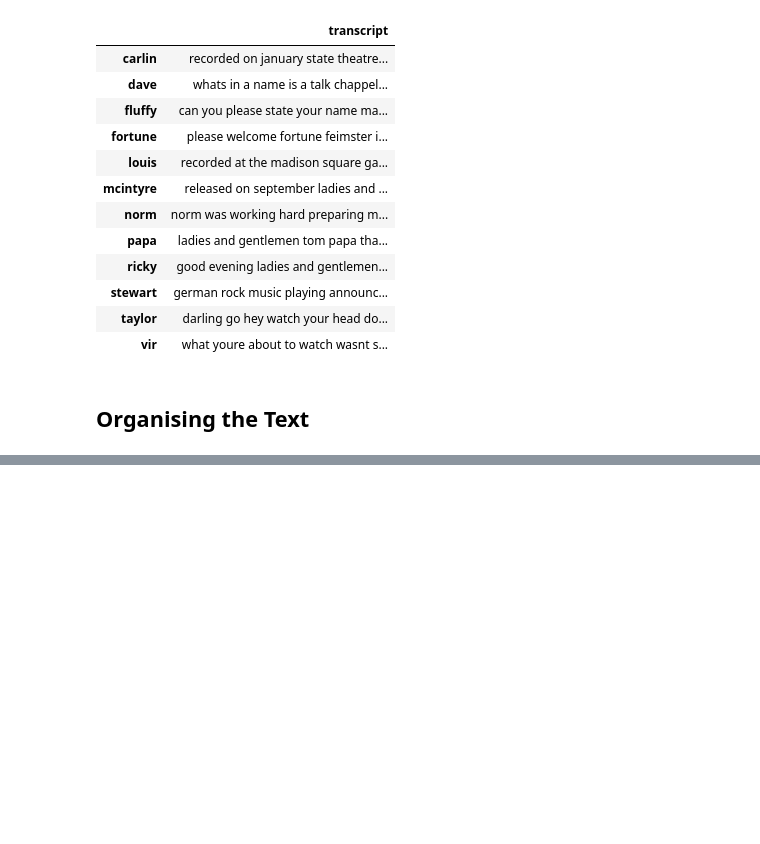
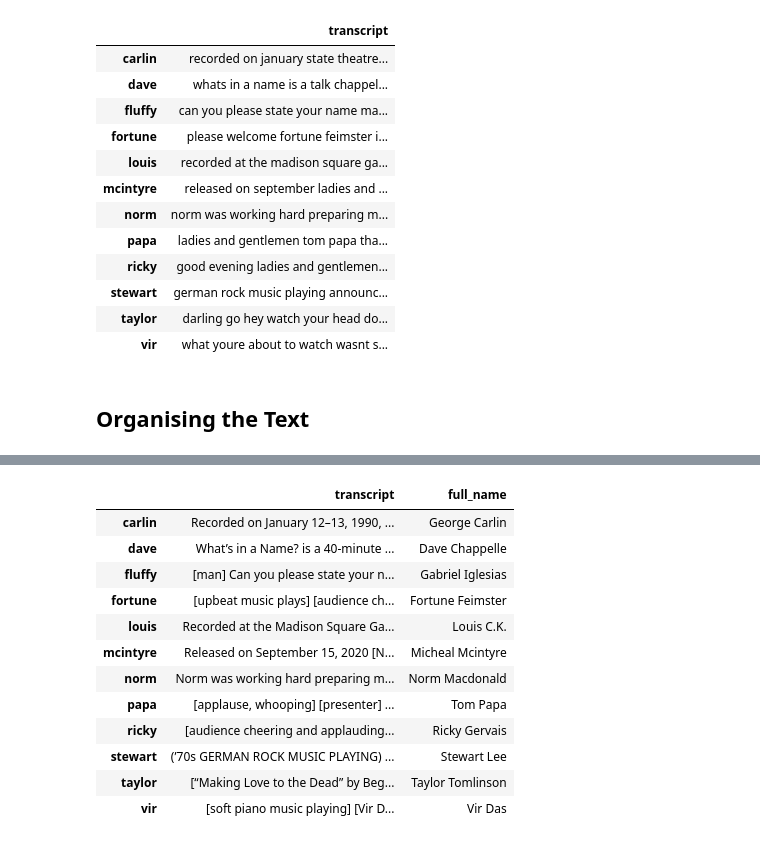
Before and after one commit to PranavSingh31/Sentiment-Analysis-on-Comedians, a Jupyter notebook: Sentiment_Analysis.ipynb, the cells around one changed output, grey strips where cells are left out. Saved outputs shown, nothing was run; the diff lists cells and outputs as text; code cells hidden in the pictures; blank space fills up the shorter version.

```diff
--- a/Sentiment_Analysis.ipynb
+++ b/Sentiment_Analysis.ipynb
@@ -203,0 +199,21 @@ data_clean
+# %%
+# Let's add the comedians' full names as well
+full_names = ['George Carlin ', 'Dave Chappelle', 'Gabriel Iglesias', 'Fortune Feimster', 'Louis C.K.', 'Micheal Mcintyre',
+              'Norm Macdonald', 'Tom Papa', 'Ricky Gervais', 'Stewart Lee', 'Taylor Tomlinson', 'Vir Das']
+
+data_df['full_name'] = full_names
+data_df
+# %% [output]
+|  | transcript | full_name |
+| carlin | Recorded on January 12–13, 1990, ... | George Carlin |
+| dave | What’s in a Name? is a 40-minute ... | Dave Chappelle |
+| fluffy | [man] Can you please state your n... | Gabriel Iglesias |
+| fortune | [upbeat music plays] [audience ch... | Fortune Feimster |
+| louis | Recorded at the Madison Square Ga... | Louis C.K. |
+| mcintyre | Released on September 15, 2020 [N... | Micheal Mcintyre |
+| norm | Norm was working hard preparing m... | Norm Macdonald |
+| papa | [applause, whooping] [presenter] ... | Tom Papa |
+| ricky | [audience cheering and applauding... | Ricky Gervais |
+| stewart | (’70s GERMAN ROCK MUSIC PLAYING) ... | Stewart Lee |
+| taylor | [“Making Love to the Dead” by Beg... | Taylor Tomlinson |
+| vir | [soft piano music playing] [Vir D... | Vir Das |
```
Also changed, not shown: parts of 10 cells of this notebook.
